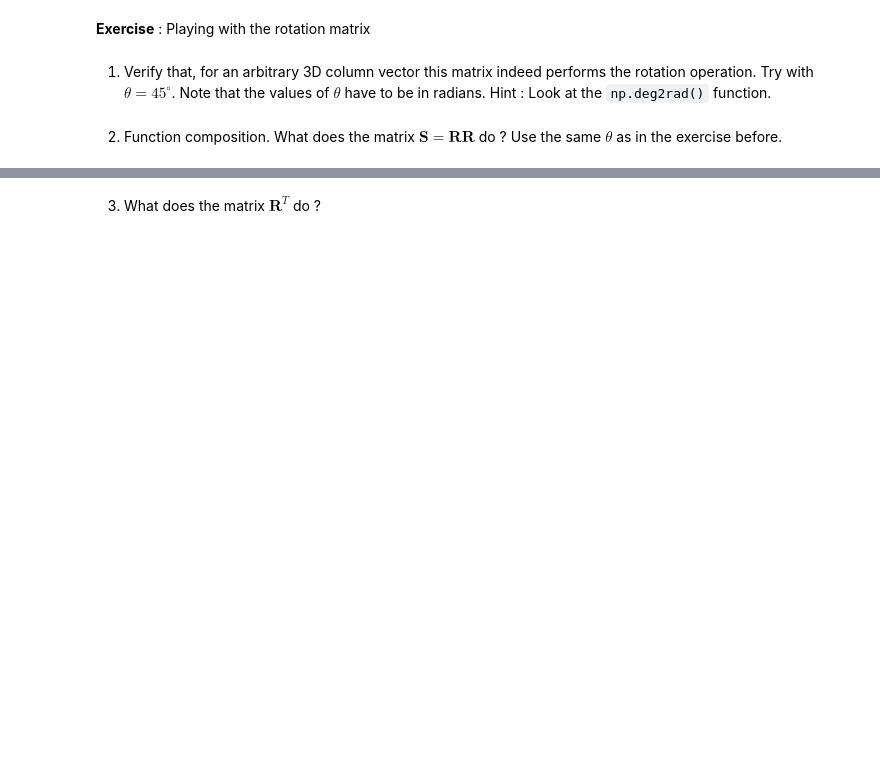
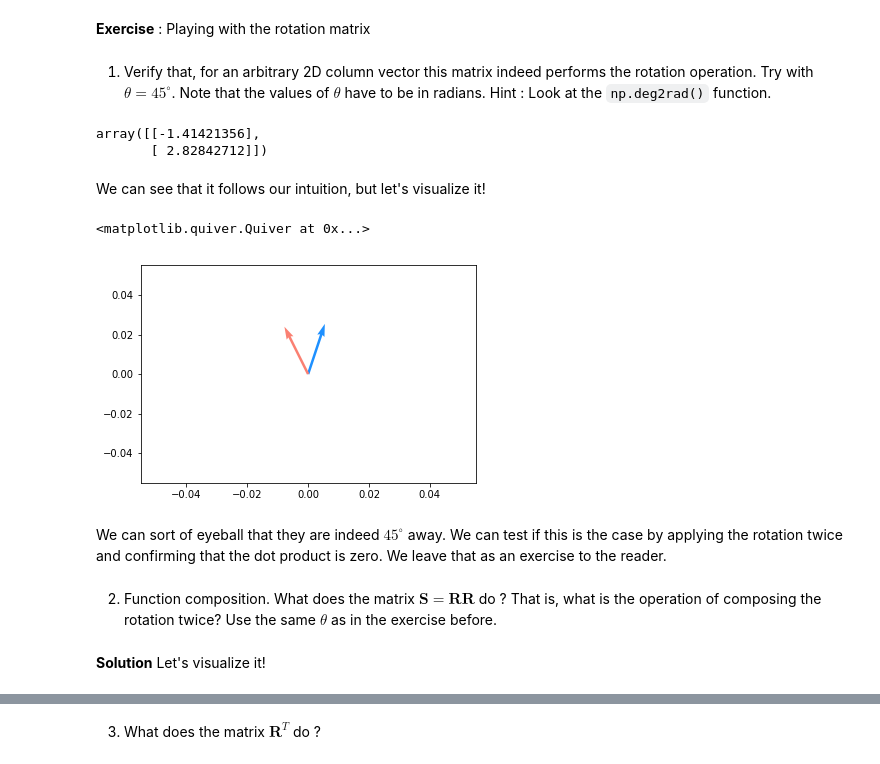
Before and after one commit to thomsonlab/bi195_tutorials, a Jupyter notebook: code/notebooks/rec_linear_algebra_1.ipynb, the cells around one changed output, grey strips where cells are left out. Drawn from its saved outputs; the diff is of its cells as text; code cells hidden in the pictures; blank space fills up the shorter version.

Commit message:
Added solutions to exercises of recitation

```diff
--- a/code/notebooks/rec_linear_algebra_1.ipynb
+++ b/code/notebooks/rec_linear_algebra_1.ipynb
@@ -181,4 +204,4 @@ def make_rotation(theta):
 # %% [markdown]
 **Exercise** : Playing with the rotation matrix
 # %% [markdown]
-1. Verify that, for an arbitrary 3D column vector this matrix indeed performs the rotation operation. Try with $\theta = 45^\circ $. Note that the values of $\theta$ have to be in radians. Hint : Look at the `np.deg2rad()` function.
+1. Verify that, for an arbitrary 2D column vector this matrix indeed performs the rotation operation. Try with $\theta = 45^\circ $. Note that the values of $\theta$ have to be in radians. Hint : Look at the `np.deg2rad()` function.
@@ -187,2 +208,26 @@ def make_rotation(theta):
+# %%
+# Write your code here
+v = np.array([[1,3]]).T
+
+R = make_rotation(np.deg2rad(45))
+
+v_rot = R@v
+
+v_rot
+# %% [output]
+array([[-1.41421356],
+       [ 2.82842712]])
+# %% [markdown]
+We can see that it follows our intuition, but let's visualize it!
+# %%
+plt.quiver(0,0,v[0], v[1], scale = 20, color = 'dodgerblue')
+plt.quiver(0,0,v_rot[0], v_rot[1], scale = 20, color= 'salmon')
+# %% [output]
+<matplotlib.quiver.Quiver at 0x...>
+[figure, added]
+# %% [markdown]
+We can sort of eyeball that they are indeed $45 ^\circ$ away. We can test if this is the case by applying the rotation twice and confirming that the dot product is zero. We leave that as an exercise to the reader.
 # %% [markdown]
-2. Function composition. What does the matrix $\mathbf{S} = \mathbf{R}\mathbf{R}$ do ? Use the same $\theta$ as in the exercise before.
+2. Function composition. What does the matrix $\mathbf{S} = \mathbf{R}\mathbf{R}$ do ? That is, what is the operation of composing the rotation twice? Use the same $\theta$ as in the exercise before.
+# %% [markdown]
+**Solution** Let's visualize it!
```
Also changed, not shown: parts of 32 cells of this notebook.
